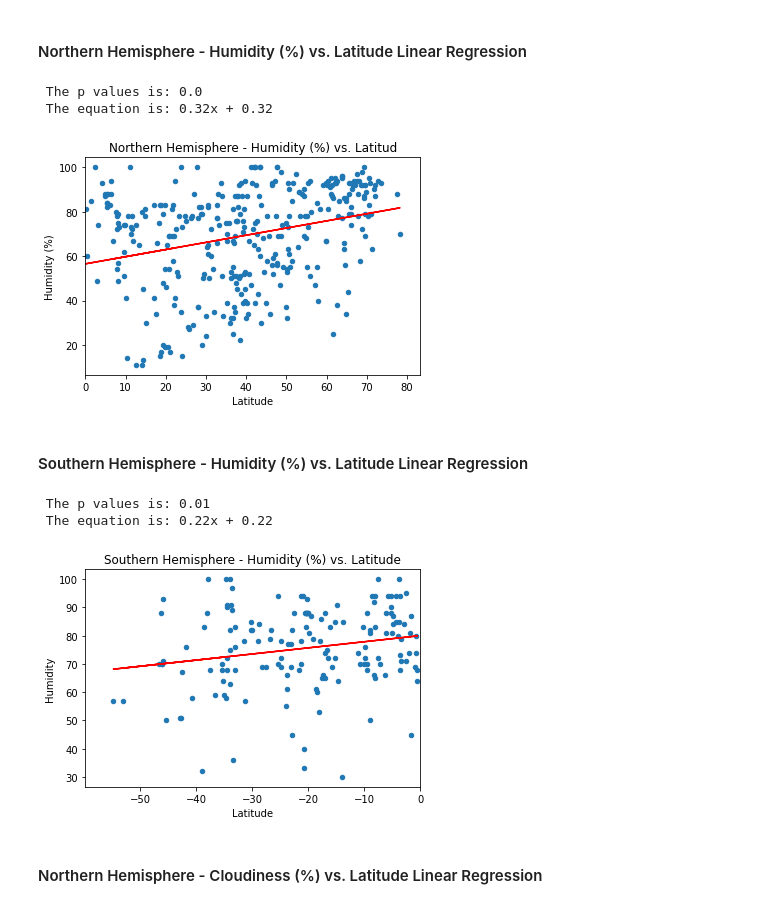
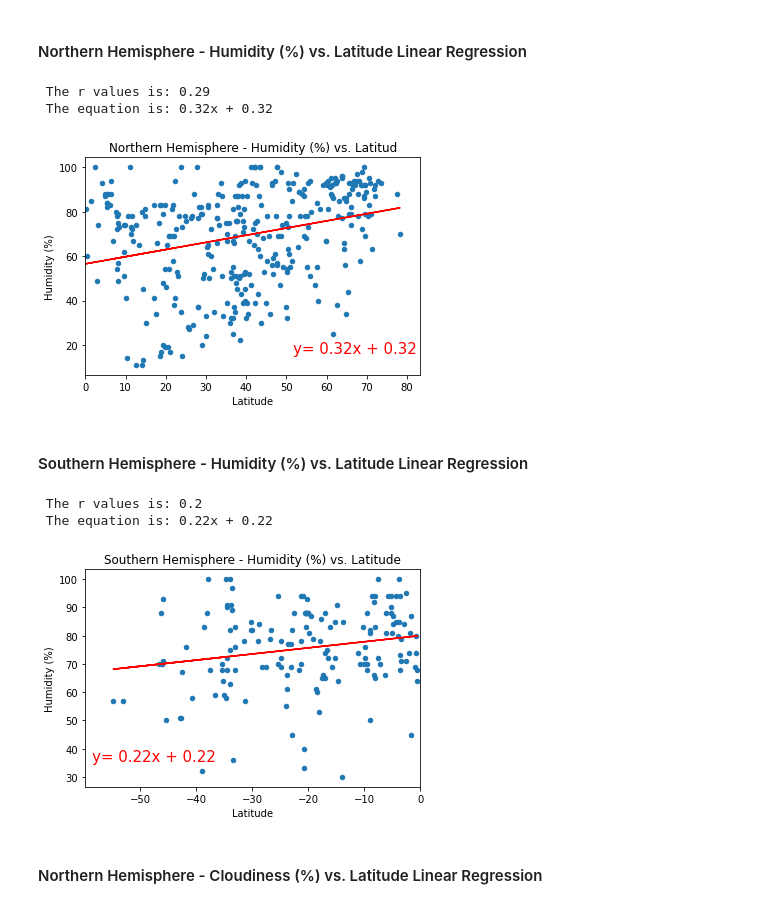
Before and after one commit to palolo02/python-api-challenge, a Jupyter notebook: WeatherPy/WeatherPy.ipynb, the cells around one changed output. Saved outputs shown, nothing was run; the diff lists cells and outputs as text; code cells hidden in the pictures.

```diff
--- a/WeatherPy/WeatherPy.ipynb
+++ b/WeatherPy/WeatherPy.ipynb
@@ -286,26 +315,39 @@ plt.show()
 # %%
 # Linear Regression Model
 x_values = northern_df["Lat"]
 y_values = northern_df["Humidity"]
 y_lr_values = []
 
+# Calculate the regression model
 slope, intercept, rvalue, pvalue, stderr = linregress(x = x_values, y = y_values)
 
+# Calculate the y = Mx + b values
 for lat in x_values:
     y_lr_values.append(round((slope * lat + intercept),2))
 
-print(f" The p values is: {round(pvalue,2)}")
+print(f" The r values is: {round(rvalue,2)}")
 print(f" The equation is: {round(slope,2)}x + {round(slope,2)}")
 
-northern_df.plot(x = "Lat", y = "Humidity", kind="scatter",title="Northern Hemisphere - Humidity (%) vs. Latitud",xlim=(0,max_Lat))
+# Plot the scatter plot and the regression model line
+ax = northern_df.plot(x = "Lat", y = "Humidity", kind="scatter",title="Northern Hemisphere - Humidity (%) vs. Latitud",xlim=(0,max_Lat))
 plt.plot(x_values, y_lr_values, color="red")
 plt.xlabel("Latitude")
 plt.ylabel("Humidity (%)")
+
+# Add the equation in the graph
+ax.text(0.62, 0.10, f"y= {round(slope,2)}x + {round(slope,2)}",
+        transform=ax.transAxes,
+        color='red', fontsize=15)
+plt.savefig("../output_data/Northern Hemisphere - Humidity (%) vs. Latitud.png")
 plt.show()
+
+# This graph shows a slightly distribution of humidity towards northern locations.
+# The r value demonstrates a positive correlation between humidity and latitude that can be hardly perceived in the data.
+# However, we can see a higher concentration of points in the highest latitude by looking at the distribution of the data.
 # %% [output]
- The p values is: 0.0
+ The r values is: 0.29
  The equation is: 0.32x + 0.32
-[figure, old version]
+[figure, new version]
 # %% [markdown]
 ####  Southern Hemisphere - Humidity (%) vs. Latitude Linear Regression
 # %%
@@ -314,23 +356,38 @@ x_values = southern_df["Lat"]
 y_values = southern_df["Humidity"]
 y_lr_values = []
 
+# Calculate the regression model
 slope, intercept, rvalue, pvalue, stderr = linregress(x = x_values, y = y_values)
 
+# Calculate the y = Mx + b values
 for lat in x_values:
     y_lr_values.append(round((slope * lat + intercept),2))
 
-print(f" The p values is: {round(pvalue,2)}")
+print(f" The r values is: {round(rvalue,2)}")
 print(f" The equation is: {round(slope,2)}x + {round(slope,2)}")
 
-southern_df.plot(x = "Lat", y = "Humidity", kind="scatter",title="Southern Hemisphere - Humidity (%) vs. Latitude",xlim=(min_Lat,0))
+# Plot the scatter plot and the regression model line
+ax = southern_df.plot(x = "Lat", y = "Humidity", kind="scatter",title="Southern Hemisphere - Humidity (%) vs. Latitude",xlim=(min_Lat,0))
 plt.plot(x_values, y_lr_values, color="red")
 plt.xlabel("Latitude")
-plt.ylabel("Humidity")
+plt.ylabel("Humidity (%)")
+
+# Add the equation in the graph
+ax.text(0.02, 0.12, f"y= {round(slope,2)}x + {round(slope,2)}",
+        #verticalalignment='bottom', horizontalalignment='left',
+        transform=ax.transAxes,
+        color='red', fontsize=15)
+plt.savefig("../output_data/Southern Hemisphere - Humidity (%) vs. Latitude.png")
 plt.show()
+
+# This graph shows an interesting pattern of high humidity moving towards the Ecuator
+# The r value demonstrates a slighlty  pisitive correlation between humidity and latitude that can be hardly perceived in the data.
+# We can se that as for some locations approaching the Ecuator, their Humidty (%) increases as well.
+# in fact, wew observe that the majority of those points present a percentage between 60% and 90%
 # %% [output]
- The p values is: 0.01
+ The r values is: 0.2
  The equation is: 0.22x + 0.22
-[figure, old version]
+[figure, new version]
 # %% [markdown]
 ####  Northern Hemisphere - Cloudiness (%) vs. Latitude Linear Regression
 # %%
```
Also changed, not shown: parts of 11 cells of this notebook, 8 other files.
